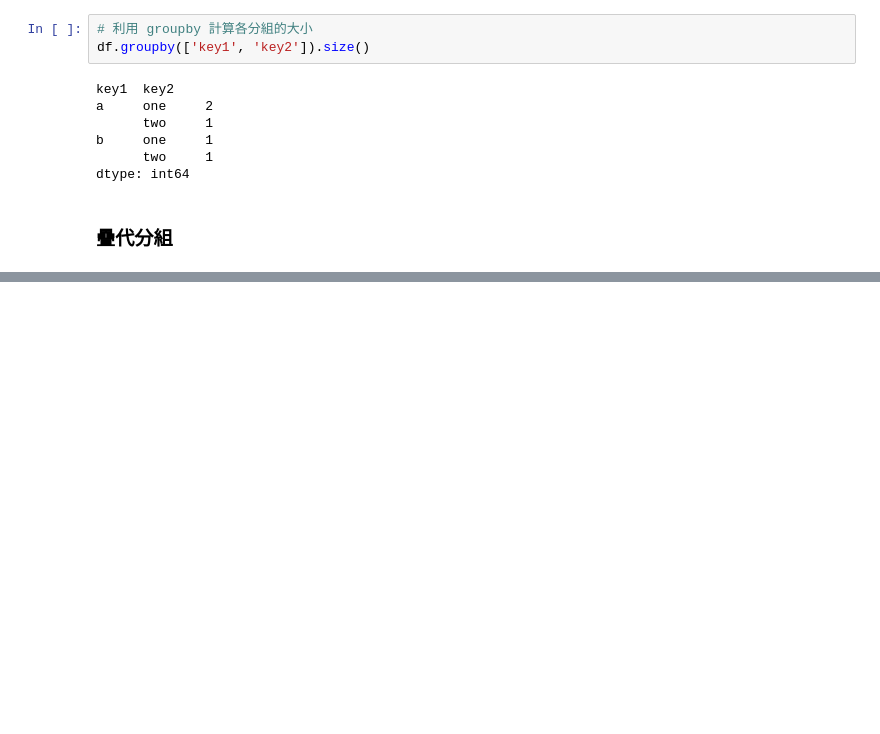
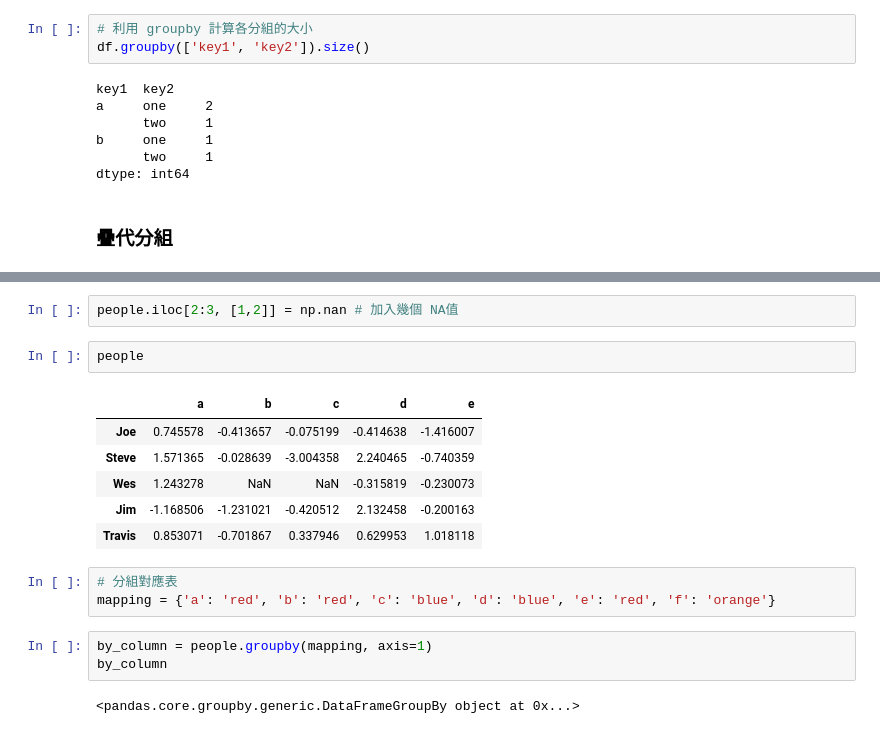
Before and after one commit to wuchiaaa/Chiaaa-s-Learning-Notes, a Jupyter notebook: 第十章-資料聚合和分組.ipynb, the cells around one changed output, grey strips where cells are left out. Cells and saved outputs as stored; diff of their text form; blank space fills up the shorter version.

```diff
--- a/第十章-資料聚合和分組.ipynb
+++ b/第十章-資料聚合和分組.ipynb
@@ -86,0 +217,19 @@ dtype: int64
+# %%
+people.iloc[2:3, [1,2]] = np.nan # 加入幾個 NA值
+# %%
+people
+# %% [output]
+|  | a | b | c | d | e |
+| Joe | 0.745578 | -0.413657 | -0.075199 | -0.414638 | -1.416007 |
+| Steve | 1.571365 | -0.028639 | -3.004358 | 2.240465 | -0.740359 |
+| Wes | 1.243278 | NaN | NaN | -0.315819 | -0.230073 |
+| Jim | -1.168506 | -1.231021 | -0.420512 | 2.132458 | -0.200163 |
+| Travis | 0.853071 | -0.701867 | 0.337946 | 0.629953 | 1.018118 |
+# %%
+# 分組對應表
+mapping = {'a': 'red', 'b': 'red', 'c': 'blue', 'd': 'blue', 'e': 'red', 'f': 'orange'}
+# %%
+by_column = people.groupby(mapping, axis=1)
+by_column
+# %% [output]
+<pandas.core.groupby.generic.DataFrameGroupBy object at 0x...>
```
Also changed, not shown: parts of 25 cells of this notebook.
